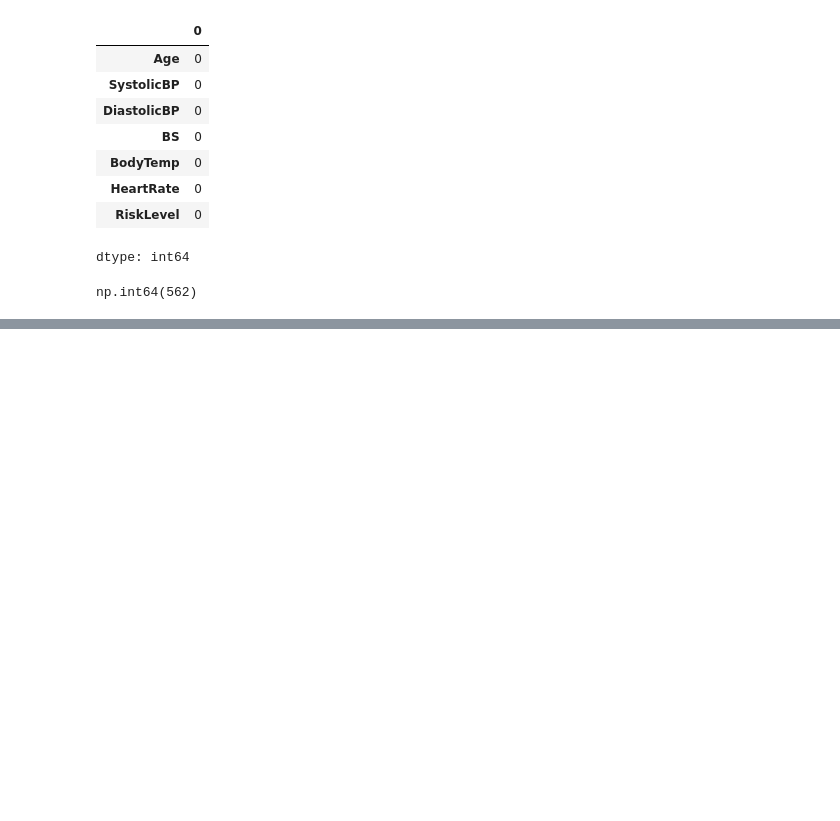
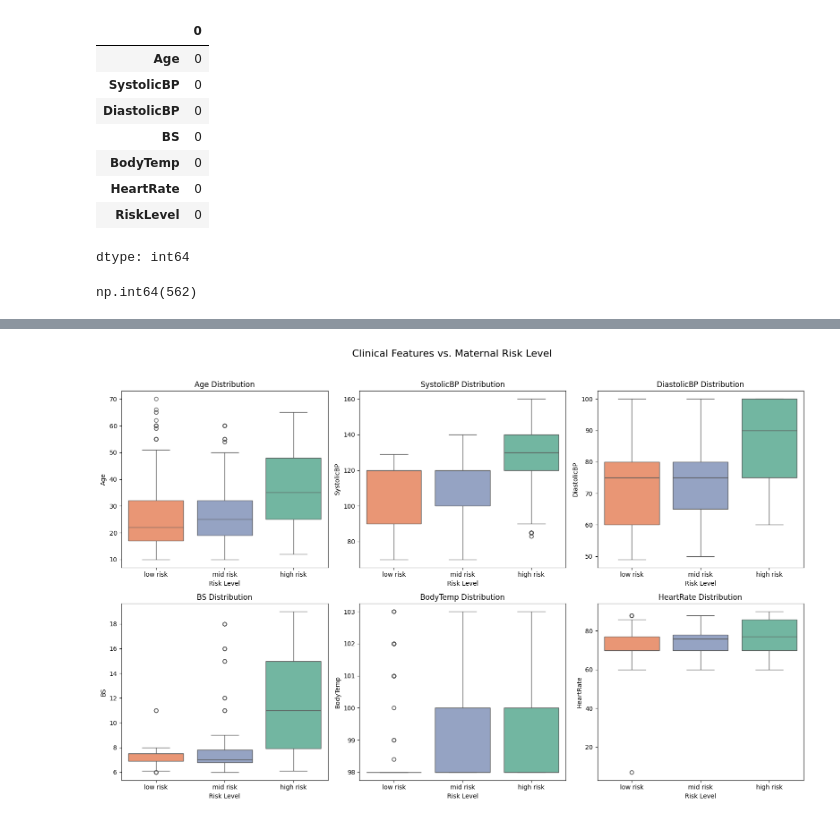
Before and after one commit to mahmooda23/Early-Risk-Stratification-of-Maternal-Complications-during-Pregnancy-, a Jupyter notebook: predict_risk_during_pregnancy.ipynb, the cells around one changed output, grey strips where cells are left out. Saved outputs shown, nothing was run; the diff lists cells and outputs as text; code cells hidden in the pictures; blank space fills up the shorter version.

```diff
--- a/predict_risk_during_pregnancy.ipynb
+++ b/predict_risk_during_pregnancy.ipynb
@@ -93,0 +111,34 @@ np.int64(562)
+# %%
+
+# 2. Boxplots (Feature-to-Target)
+# List of 6 numerical columns
+
+features = ['Age', 'SystolicBP', 'DiastolicBP', 'BS', 'BodyTemp', 'HeartRate']
+
+# Create a 2x3 grid for the plots so they display cleanly together
+
+fig, axes = plt.subplots(2, 3, figsize=(16, 10))
+fig.suptitle('Clinical Features vs. Maternal Risk Level', fontsize=16, y=1.02)
+
+# Flatten the 2D grid of axes into a 1D array so we can loop through it easily
+
+axes = axes.flatten()
+
+# Lock the order from Low to High for clinical readability
+# Note: If you already ran your encoding step, change this to: risk_order = [0, 1, 2]
+
+risk_order = ['low risk', 'mid risk', 'high risk']
+
+# Loop through each feature and create a boxplot in its respective grid spot
+
+for i, feature in enumerate(features):
+    sns.boxplot(data=df, x='RiskLevel', y=feature, order=risk_order, ax=axes[i], palette='Set2', hue='RiskLevel', legend=False)
+    axes[i].set_title(f'{feature} Distribution', fontsize=12)
+    axes[i].set_ylabel(feature)
+    axes[i].set_xlabel('Risk Level')
+
+# Automatically adjust spacing so titles and labels don't overlap
+plt.tight_layout()
+plt.show()
+# %% [output]
+[figure, added]
```
Also changed, not shown: parts of 1 cell of this notebook.
